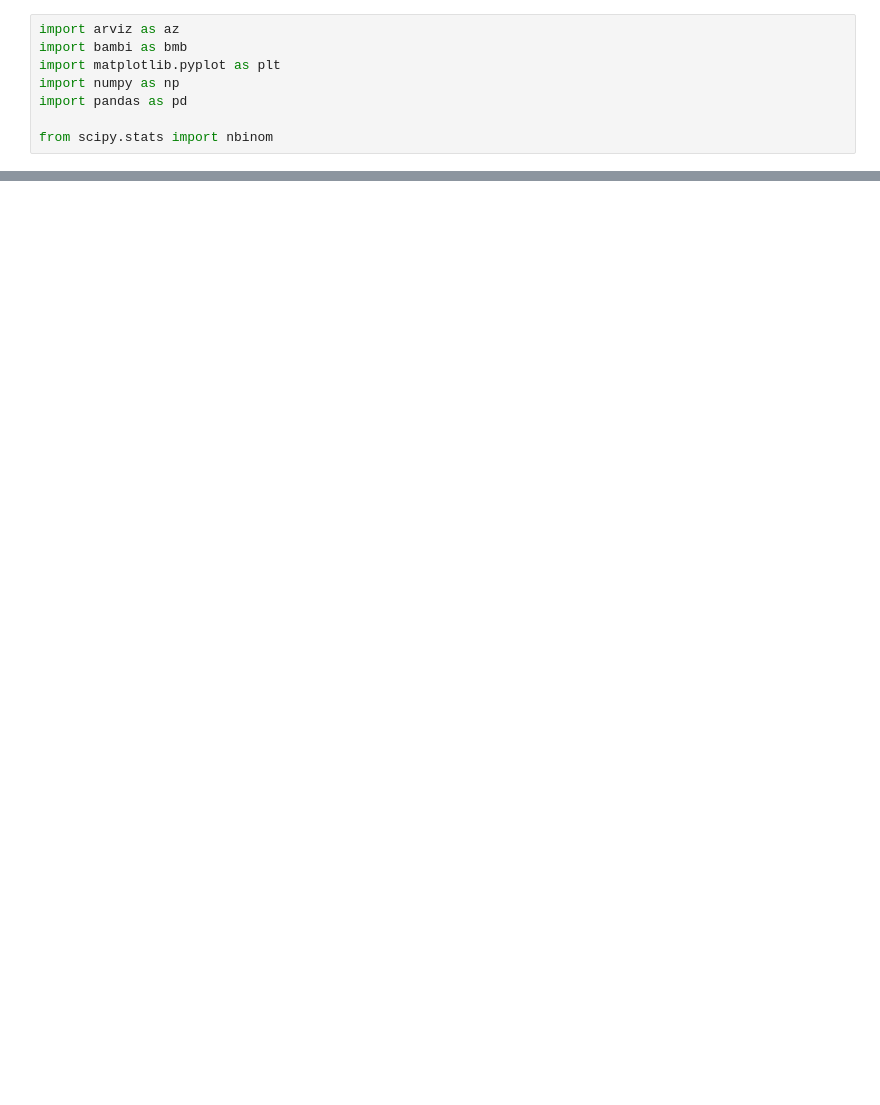
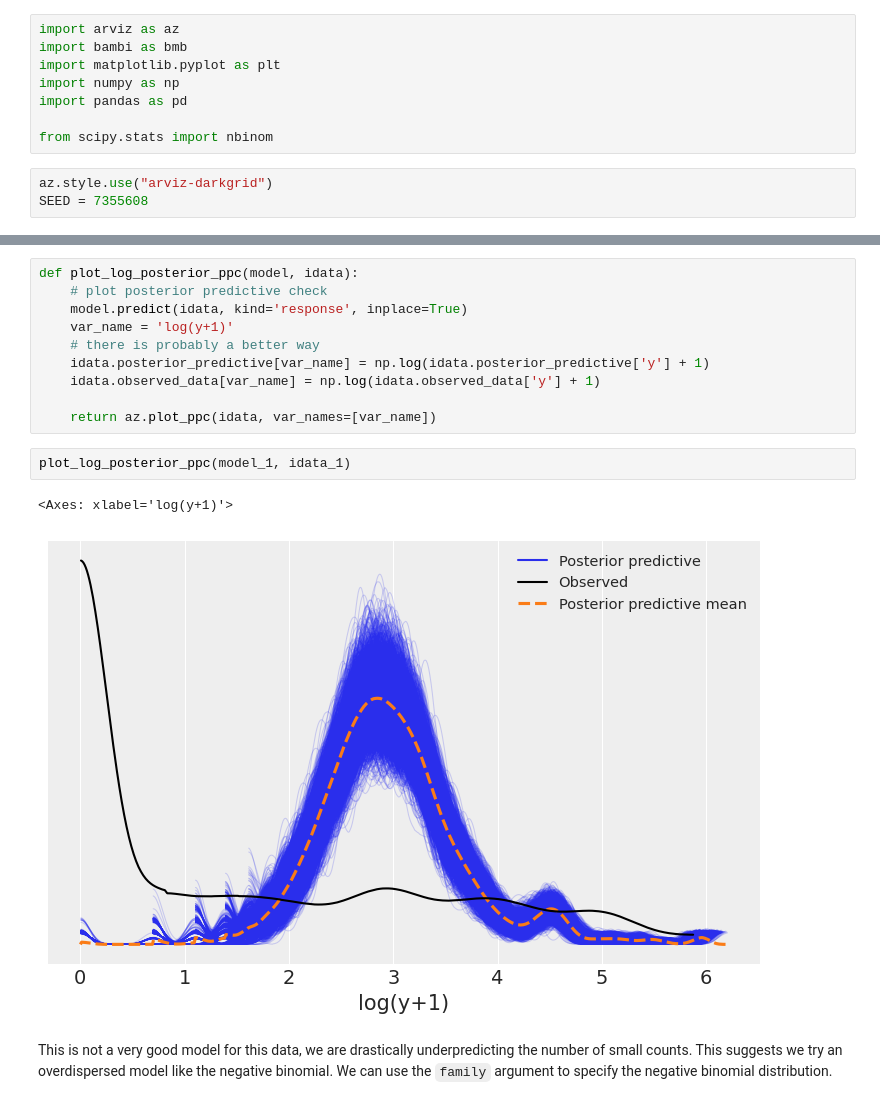
Before and after one commit to bambinos/bambi, a Jupyter notebook: docs/notebooks/count_roaches.ipynb, the cells around one changed output, grey strips where cells are left out. Cells and saved outputs as stored; diff of their text form; blank space fills up the shorter version.

```diff
--- a/docs/notebooks/count_roaches.ipynb
+++ b/docs/notebooks/count_roaches.ipynb
@@ -12,3 +6,6 @@ import numpy as np
 import pandas as pd
 
 from scipy.stats import nbinom
+# %%
+az.style.use("arviz-darkgrid")
+SEED = 7355608
@@ -53,0 +87,17 @@ In ROS they use neg binomial. 15.2
+# %%
+def plot_log_posterior_ppc(model, idata):
+    # plot posterior predictive check
+    model.predict(idata, kind='response', inplace=True)
+    var_name = 'log(y+1)'
+    # there is probably a better way
+    idata.posterior_predictive[var_name] = np.log(idata.posterior_predictive['y'] + 1)
+    idata.observed_data[var_name] = np.log(idata.observed_data['y'] + 1)
+
+    return az.plot_ppc(idata, var_names=[var_name])
+# %%
+plot_log_posterior_ppc(model_1, idata_1)
+# %% [output]
+<Axes: xlabel='log(y+1)'>
+[figure, added]
+# %% [markdown]
+This is not a very good model for this data, we are drastically underpredicting the number of small counts. This suggests we try an overdispersed model like the negative binomial.  We can use the `family` argument to specify the negative binomial distribution.
```
Also changed, not shown: parts of 15 cells of this notebook.
